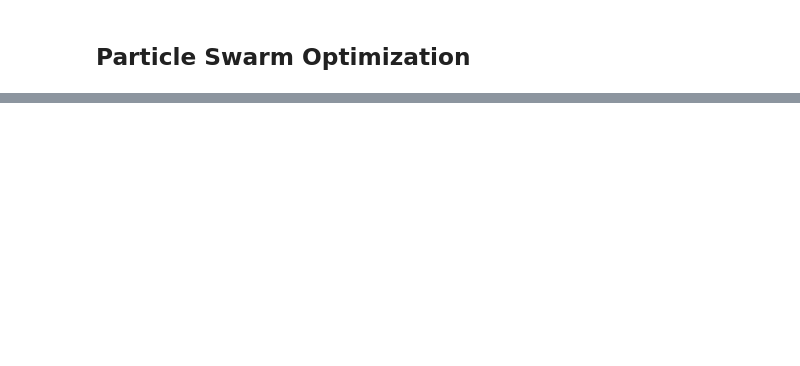
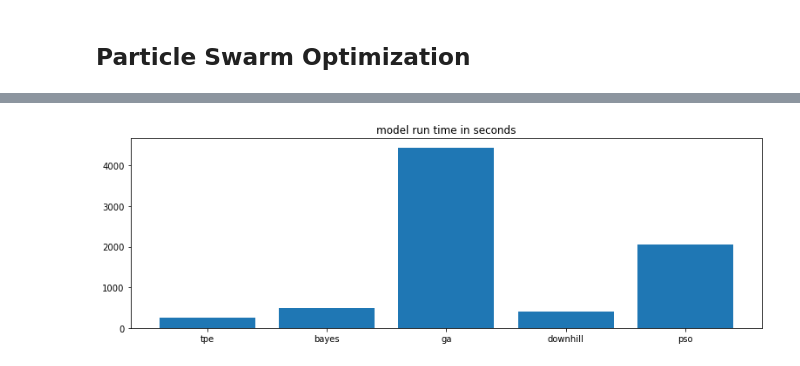
Before and after one commit to yh5529/RU_numerical_project, a Jupyter notebook: NA Midterm Project.ipynb, the cells around one changed output, grey strips where cells are left out. Saved outputs shown, nothing was run; the diff lists cells and outputs as text; code cells hidden in the pictures; blank space fills up the shorter version.

```diff
--- a/NA Midterm Project.ipynb
+++ b/NA Midterm Project.ipynb
@@ -431,0 +436,17 @@ plt.show()
+# %%
+t_tpe = 253
+t_bayes = 481
+ga = 4445
+downhill = 410
+pso = 2047
+# %%
+x2 = np.arange(5)
+x_name2 = ['tpe','bayes','ga','downhill','pso']
+t = [t_tpe,t_bayes,ga,downhill,pso]
+plt.figure(figsize=(13,4))
+plt.bar(x2,t)
+plt.xticks(x2, x_name2)
+plt.title('model run time in seconds')
+plt.show()
+# %% [output]
+[figure, added]
```
Also changed, not shown: parts of 23 cells of this notebook.
